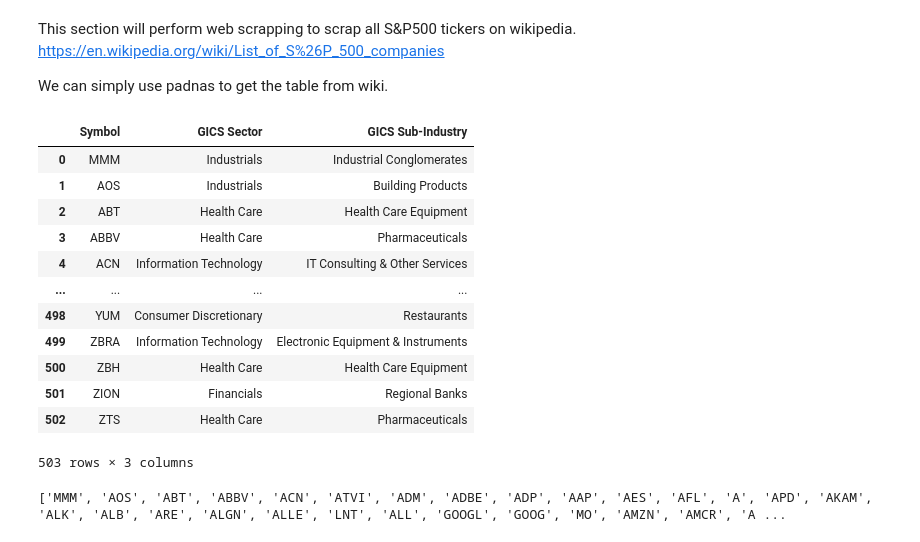
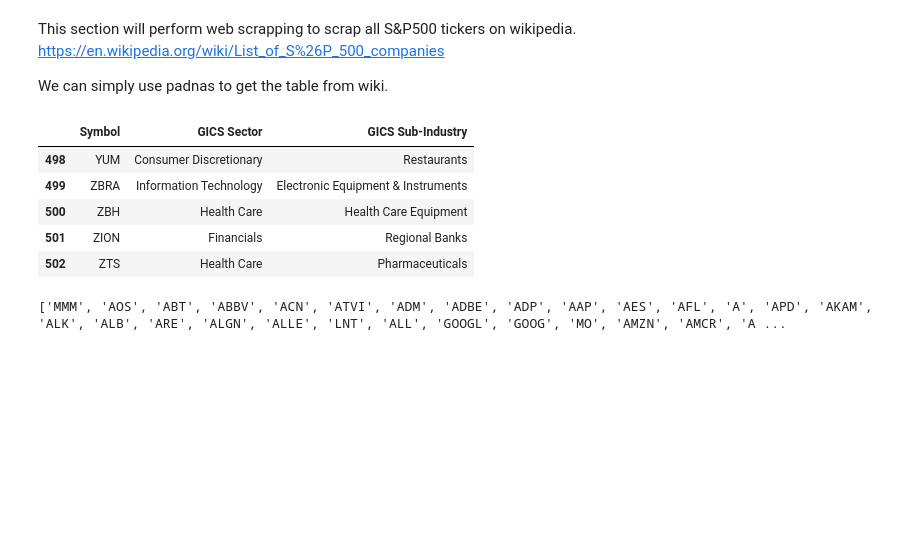
Before and after one commit to mikeyau1/FinancialDataAnalyst, a Jupyter notebook: FinancialDataAnalyst.ipynb, the cells around one changed output. Drawn from its saved outputs; the diff is of its cells as text; code cells hidden in the pictures; blank space fills up the shorter version.

```diff
--- a/FinancialDataAnalyst.ipynb
+++ b/FinancialDataAnalyst.ipynb
@@ -74,20 +73,13 @@ tickers_df.head()
 industry_dimension = tickers_df.loc[:, ['Symbol','GICS Sector','GICS Sub-Industry']]
 # %%
-industry_dimension
+industry_dimension.tail()
 # %% [output]
 |  | Symbol | GICS Sector | GICS Sub-Industry |
-| 0 | MMM | Industrials | Industrial Conglomerates |
-| 1 | AOS | Industrials | Building Products |
-| 2 | ABT | Health Care | Health Care Equipment |
-| 3 | ABBV | Health Care | Pharmaceuticals |
-| 4 | ACN | Information Technology | IT Consulting & Other Services |
-| ... | ... | ... | ... |
 | 498 | YUM | Consumer Discretionary | Restaurants |
 | 499 | ZBRA | Information Technology | Electronic Equipment & Instruments |
 | 500 | ZBH | Health Care | Health Care Equipment |
 | 501 | ZION | Financials | Regional Banks |
 | 502 | ZTS | Health Care | Pharmaceuticals |
-503 rows × 3 columns
 # %%
 #Turn pandas dataframe to the list
 tickers = tickers_df['Symbol'].values.tolist()
```
Also changed, not shown: parts of 7 cells of this notebook, 1 other file.
